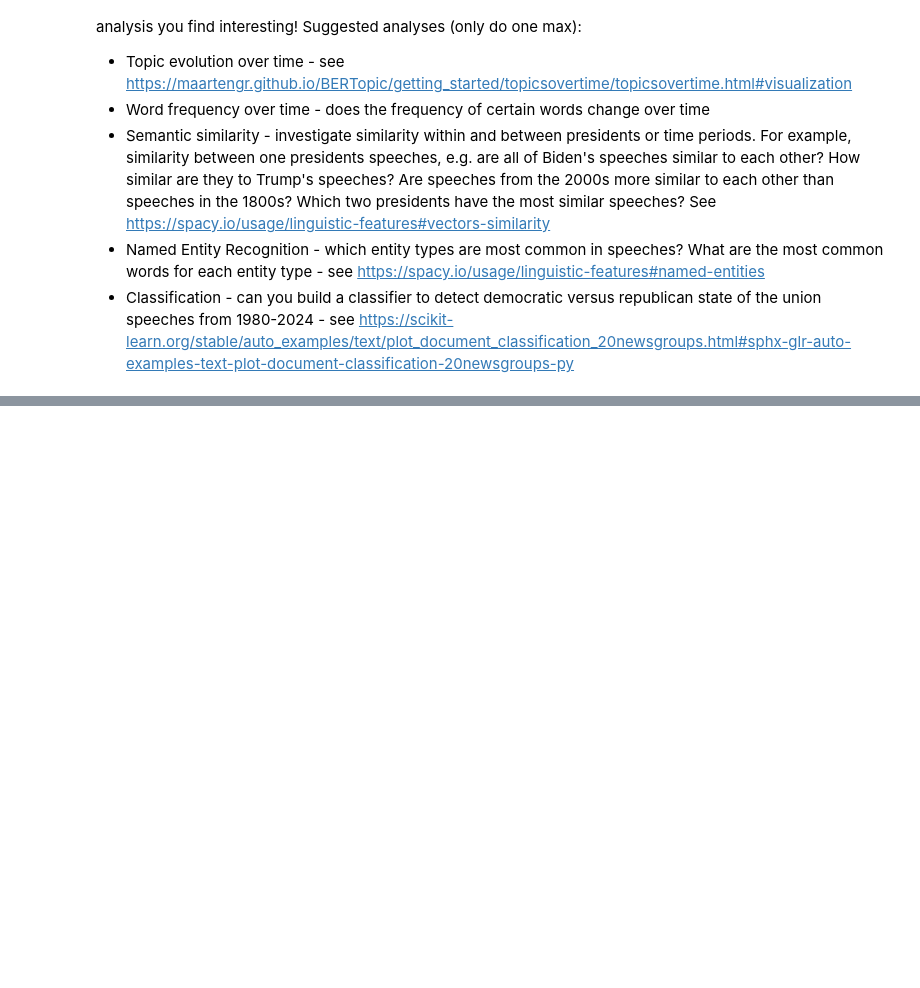
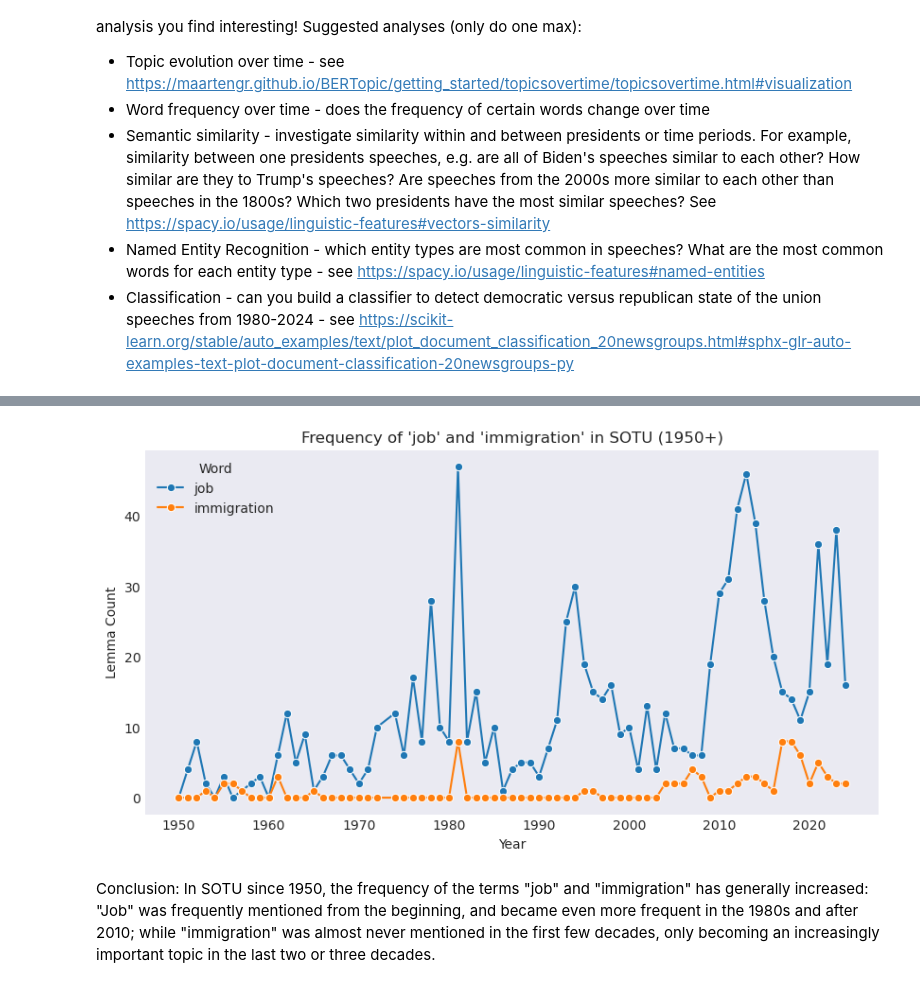
Before and after one commit to UCB-stat-159-f25/proj02-group27, a Jupyter notebook: proj02-nlp.ipynb, the cells around one changed output, grey strips where cells are left out. Saved outputs shown, nothing was run; the diff lists cells and outputs as text; code cells hidden in the pictures; blank space fills up the shorter version.

```diff
--- a/proj02-nlp.ipynb
+++ b/proj02-nlp.ipynb
@@ -783,0 +788,4 @@ This section is open ended and your chance to explare any advanced analysis. Ple
+# %%
+sou_1950 = sou[sou["Year"] >= 1950].copy()
+sou_1950["Year"] = sou_1950["Year"].astype(int)
+sou_1950["Year"].min(), sou_1950["Year"].max()
@@ -783,0 +794,30 @@ This section is open ended and your chance to explare any advanced analysis. Ple
+# %%
+from collections import Counter
+
+target_words = ["job", "immigration"]
+
+def count_targets_by_year(df, targets):
+    records = []
+    for year in sorted(df["Year"].unique()):
+        df_year = df[df["Year"] == year]
+        texts = df_year["Text"].tolist()
+        docs = list(nlp.pipe(texts))
+
+        lemmas = [
+            tok.lemma_.lower()
+            for doc in docs
+            for tok in doc
+            if not tok.is_stop and not tok.is_punct and not tok.is_space
+        ]
+        counter = Counter(lemmas)
+
+        for w in targets:
+            records.append({
+                "Year": int(year),
+                "Word": w,
+                "Count": counter[w]
+            })
+    return pd.DataFrame(records)
+# %%
+freq_df = count_targets_by_year(sou_1950, target_words)
+freq_df.head()
@@ -783,0 +831,11 @@ This section is open ended and your chance to explare any advanced analysis. Ple
+# %%
+plt.figure(figsize=(10, 5))
+sns.lineplot(data=freq_df, x="Year", y="Count", hue="Word", marker="o")
+plt.title("Frequency of 'job' and 'immigration' in SOTU (1950+)")
+plt.ylabel("Lemma Count")
+plt.xlabel("Year")
+plt.show()
+# %% [output]
+[figure, added]
+# %% [markdown]
+Conclusion: In SOTU since 1950, the frequency of the terms "job" and "immigration" has generally increased: "Job" was frequently mentioned from the beginning, and became even more frequent in the 1980s and after 2010; while "immigration" was almost never mentioned in the first few decades, only becoming an increasingly important topic in the last two or three decades.
```
Also changed, not shown: parts of 5 cells of this notebook, 1 other file.
